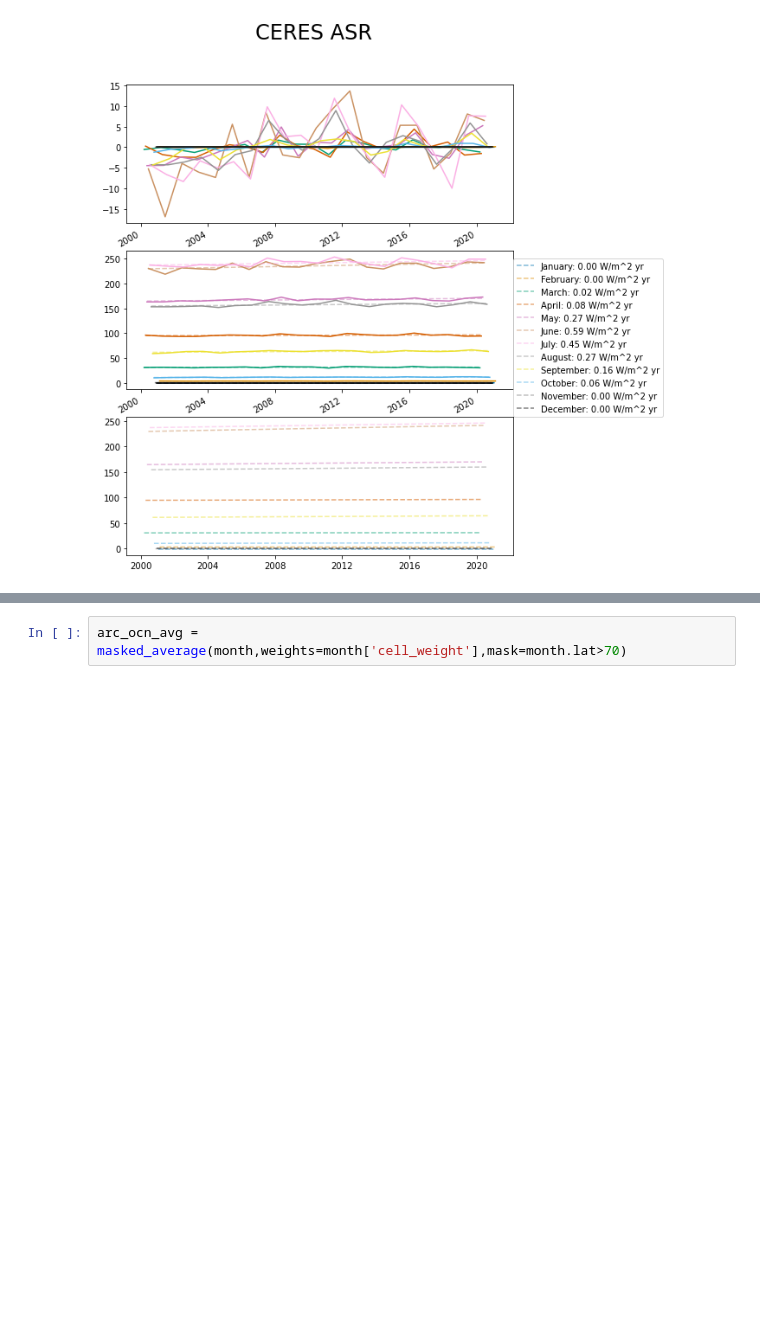
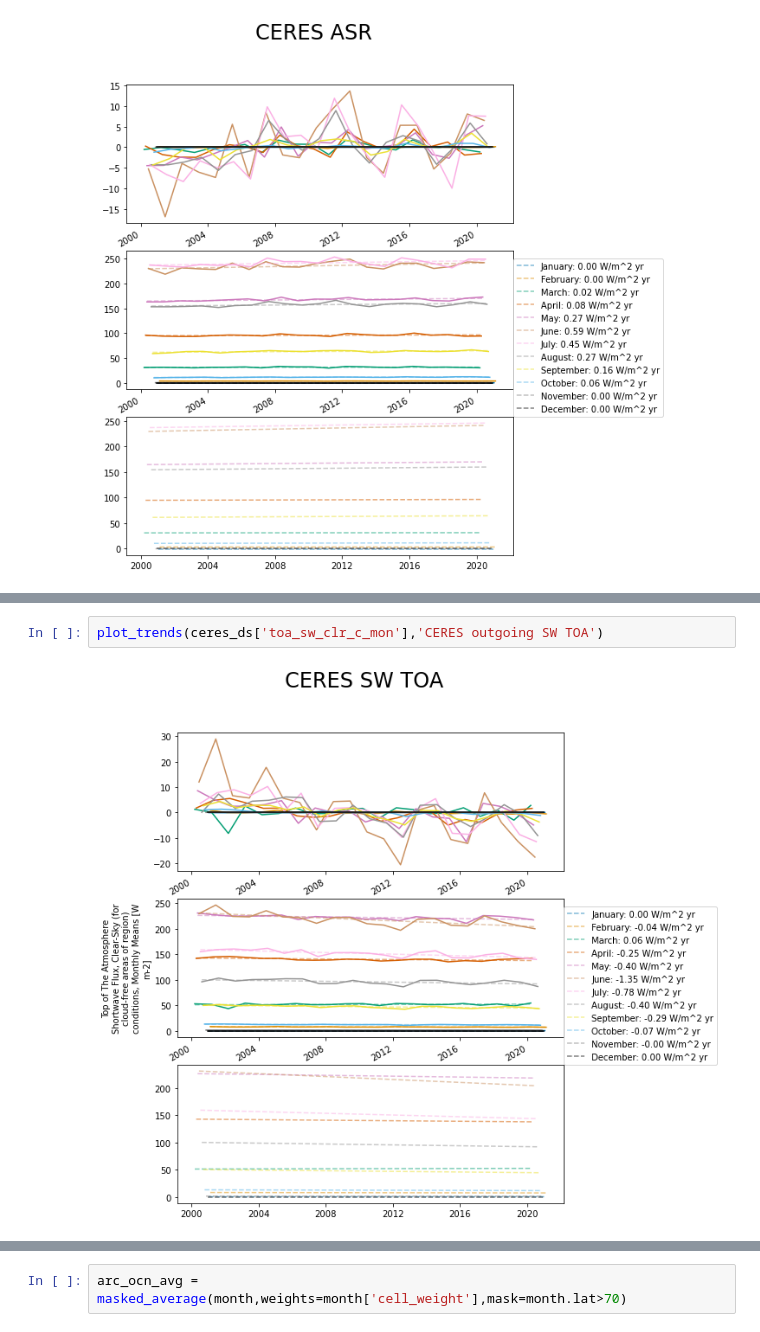
Before and after one commit to jshaw35/spectral_ice, a Jupyter notebook: gridded_trends/ceres_trends.ipynb, the cells around one changed output, grey strips where cells are left out. Cells and saved outputs as stored; diff of their text form; blank space fills up the shorter version.

```diff
--- a/gridded_trends/ceres_trends.ipynb
+++ b/gridded_trends/ceres_trends.ipynb
@@ -149,0 +169,4 @@ plot_trends(ceres_ds['ASR'],'CERES ASR')
+# %%
+plot_trends(ceres_ds['toa_sw_clr_c_mon'],'CERES outgoing SW TOA')
+# %% [output]
+[figure, added]
```
Also changed, not shown: parts of 22 cells of this notebook, 1 other file.
